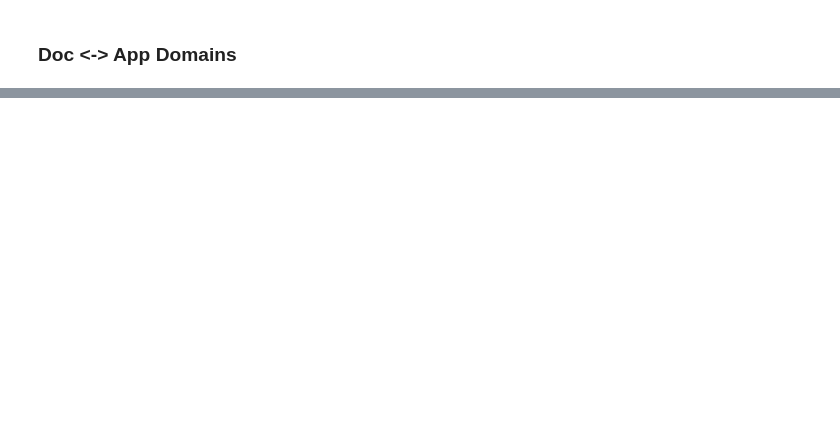
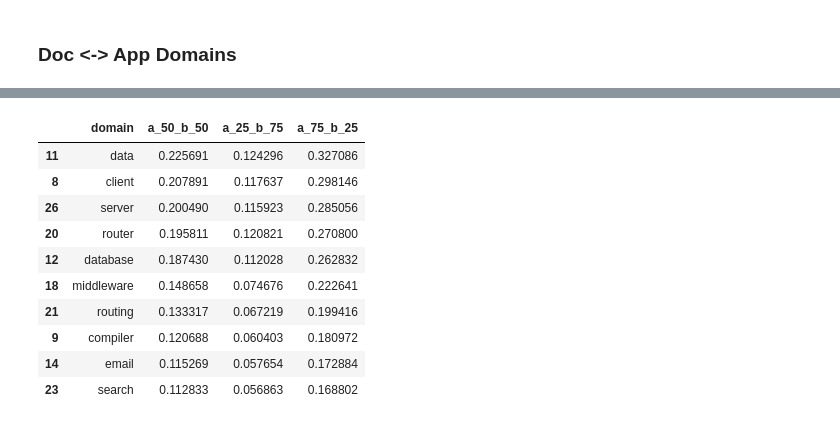
Before and after one commit to zakipauzi/concept-domain-coverage, a Jupyter notebook: 3_mapping.ipynb, the cells around one changed output, grey strips where cells are left out. Cells and saved outputs as stored; diff of their text form; code cells hidden in the pictures; blank space fills up the shorter version.

```diff
--- a/3_mapping.ipynb
+++ b/3_mapping.ipynb
@@ -176,0 +329,21 @@ angle_sim_code_df
+# %%
+p1_sow2v_agg_ci['test_a50_b50'] = p1_sow2v_test_agg_ci['a_50_b_50']
+p1_sow2v_agg_ci['test_a25_b75'] = p1_sow2v_test_agg_ci['a_25_b_75']
+p1_sow2v_agg_ci['test_a75_b25'] = p1_sow2v_test_agg_ci['a_75_b_25']
+p1_sow2v_agg_ci['doc_a50_b50'] = p1_sow2v_doc_agg_ci['a_50_b_50']
+p1_sow2v_agg_ci['doc_a25_b75'] = p1_sow2v_doc_agg_ci['a_25_b_75']
+p1_sow2v_agg_ci['doc_a75_b25'] = p1_sow2v_doc_agg_ci['a_75_b_25']
+
+p1_gpt_agg_ci['test_a50_b50'] = p1_gpt_test_agg_ci['a_50_b_50']
+p1_gpt_agg_ci['test_a25_b75'] = p1_gpt_test_agg_ci['a_25_b_75']
+p1_gpt_agg_ci['test_a75_b25'] = p1_gpt_test_agg_ci['a_75_b_25']
+p1_gpt_agg_ci['doc_a50_b50'] = p1_gpt_doc_agg_ci['a_50_b_50']
+p1_gpt_agg_ci['doc_a25_b75'] = p1_gpt_doc_agg_ci['a_25_b_75']
+p1_gpt_agg_ci['doc_a75_b25'] = p1_gpt_doc_agg_ci['a_75_b_25']
+
+p1_angle_agg_ci['test_a50_b50'] = p1_angle_test_agg_ci['a_50_b_50']
+p1_angle_agg_ci['test_a25_b75'] = p1_angle_test_agg_ci['a_25_b_75']
+p1_angle_agg_ci['test_a75_b25'] = p1_angle_test_agg_ci['a_75_b_25']
+p1_angle_agg_ci['doc_a50_b50'] = p1_angle_doc_agg_ci['a_50_b_50']
+p1_angle_agg_ci['doc_a25_b75'] = p1_angle_doc_agg_ci['a_25_b_75']
+p1_angle_agg_ci['doc_a75_b25'] = p1_angle_doc_agg_ci['a_75_b_25']
@@ -176,0 +373,35 @@ angle_sim_code_df
+# %%
+p1_sow2v_code_ci_res = []
+
+for index, row in p1_sow2v_agg_ci.iterrows():
+    curr_df = pd.DataFrame(zip_dom_ci(row['domains'], row['code_a50_b50'], row['code_a25_b75'], row['code_a75_b25']))
+    curr_df = curr_df.sort_values(by="a_50_b_50", ascending=False)
+    p1_sow2v_code_ci_res.append(curr_df)
+
+p1_gpt_code_ci_res = []
+
+for index, row in p1_gpt_agg_ci.iterrows():
+    curr_df = pd.DataFrame(zip_dom_ci(row['domains'], row['code_a50_b50'], row['code_a25_b75'], row['code_a75_b25']))
+    curr_df = curr_df.sort_values(by="a_50_b_50", ascending=False)
+    p1_gpt_code_ci_res.append(curr_df)
+
+p1_angle_code_ci_res = []
+
+for index, row in p1_angle_agg_ci.iterrows():
+    curr_df = pd.DataFrame(zip_dom_ci(row['domains'], row['code_a50_b50'], row['code_a25_b75'], row['code_a75_b25']))
+    curr_df = curr_df.sort_values(by="a_50_b_50", ascending=False)
+    p1_angle_code_ci_res.append(curr_df)
+# %%
+p1_sow2v_code_ci_res[0].head(10) # dubbo-cluster
+# %% [output]
+|  | domain | a_50_b_50 | a_25_b_75 | a_75_b_25 |
+| 11 | data | 0.225691 | 0.124296 | 0.327086 |
+| 8 | client | 0.207891 | 0.117637 | 0.298146 |
+| 26 | server | 0.200490 | 0.115923 | 0.285056 |
+| 20 | router | 0.195811 | 0.120821 | 0.270800 |
+| 12 | database | 0.187430 | 0.112028 | 0.262832 |
+| 18 | middleware | 0.148658 | 0.074676 | 0.222641 |
+| 21 | routing | 0.133317 | 0.067219 | 0.199416 |
+| 9 | compiler | 0.120688 | 0.060403 | 0.180972 |
+| 14 | email | 0.115269 | 0.057654 | 0.172884 |
+| 23 | search | 0.112833 | 0.056863 | 0.168802 |
```
Also changed, not shown: parts of 53 cells of this notebook, 11 other files.
